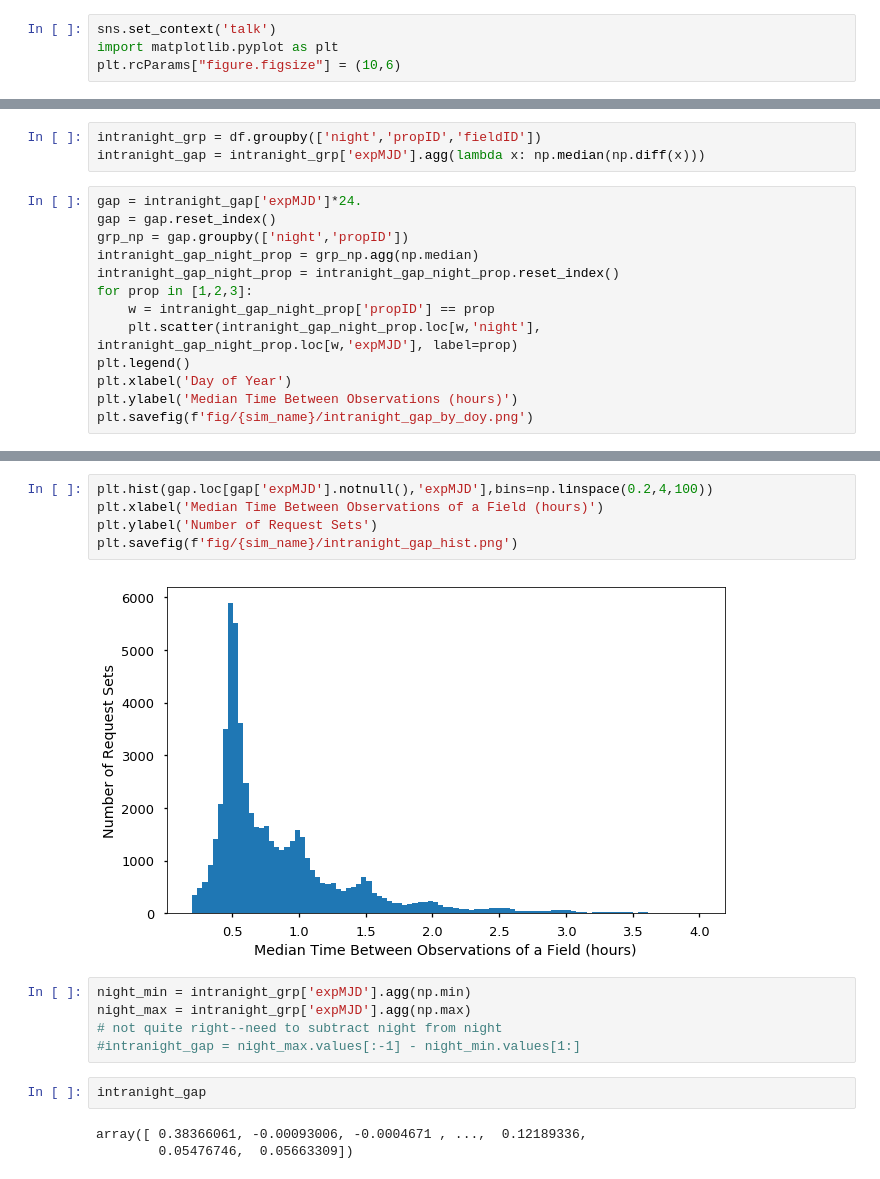
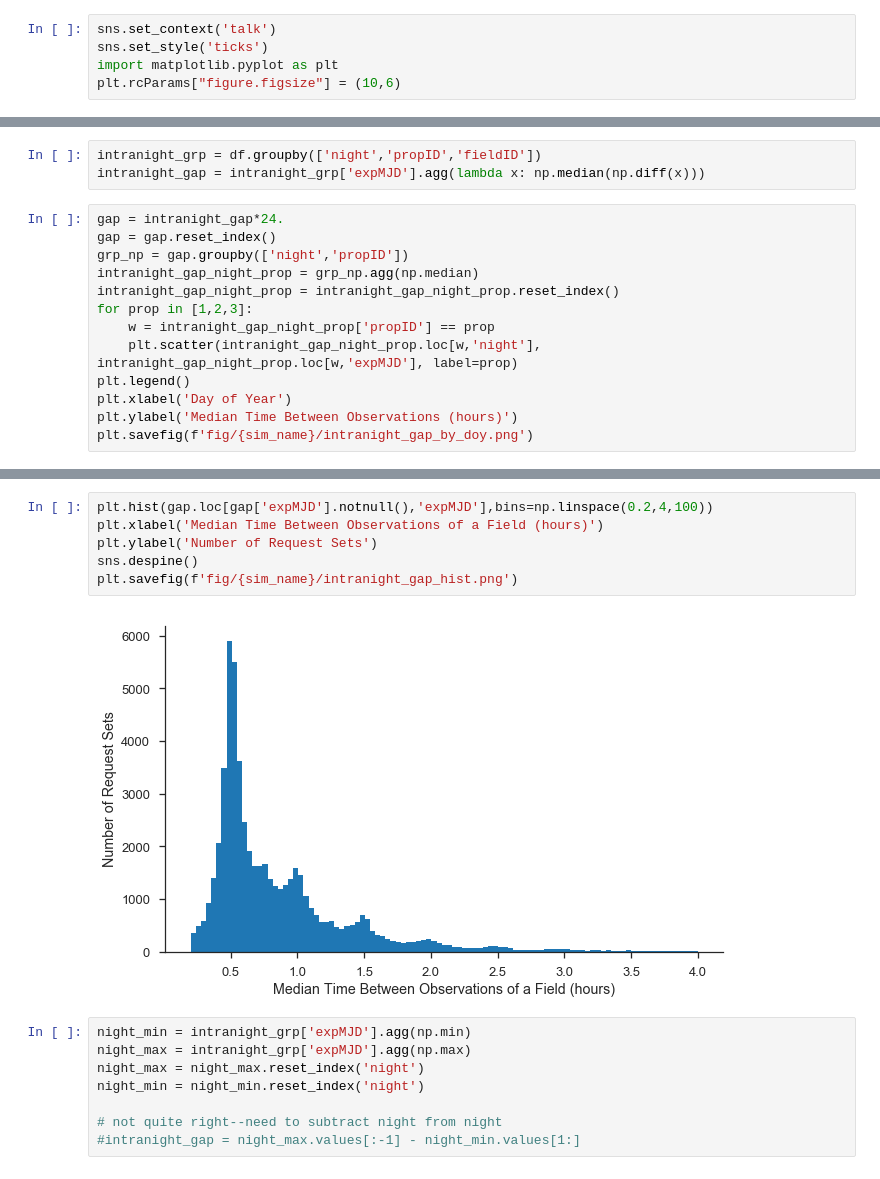
Before and after one commit to ZwickyTransientFacility/ztf_sim, a Jupyter notebook: notebooks/analyze_sim.ipynb, the cells around one changed output, grey strips where cells are left out. Drawn from its saved outputs; the diff is of its cells as text.

```diff
--- a/notebooks/analyze_sim.ipynb
+++ b/notebooks/analyze_sim.ipynb
@@ -5,6 +7,7 @@ import os
 %matplotlib inline
 # %%
 sns.set_context('talk')
+sns.set_style('ticks')
 import matplotlib.pyplot as plt
 plt.rcParams["figure.figsize"] = (10,6)
 # %%
@@ -96,7 +138,7 @@ plt.savefig(f'fig/{sim_name}/airmass_hist.png')
 intranight_grp = df.groupby(['night','propID','fieldID'])
 intranight_gap = intranight_grp['expMJD'].agg(lambda x: np.median(np.diff(x)))
 # %%
-gap = intranight_gap['expMJD']*24.
+gap = intranight_gap*24.
 gap = gap.reset_index()
 grp_np = gap.groupby(['night','propID'])
 intranight_gap_night_prop = grp_np.agg(np.median)
@@ -113,17 +155,16 @@ plt.savefig(f'fig/{sim_name}/intranight_gap_by_doy.png')
 # %%
 plt.hist(gap.loc[gap['expMJD'].notnull(),'expMJD'],bins=np.linspace(0.2,4,100))
 plt.xlabel('Median Time Between Observations of a Field (hours)')
 plt.ylabel('Number of Request Sets')
+sns.despine()
 plt.savefig(f'fig/{sim_name}/intranight_gap_hist.png')
 # %% [output]
-[figure, old version]
+[figure, new version]
 # %%
 night_min = intranight_grp['expMJD'].agg(np.min)
 night_max = intranight_grp['expMJD'].agg(np.max)
+night_max = night_max.reset_index('night')
+night_min = night_min.reset_index('night')
+
 # not quite right--need to subtract night from night
 #intranight_gap = night_max.values[:-1] - night_min.values[1:]
-# %%
-intranight_gap
-# %% [output]
-array([ 0.38366061, -0.00093006, -0.0004671 , ...,  0.12189336,
-        0.05476746,  0.05663309])
```
Also changed, not shown: parts of 19 cells of this notebook.
